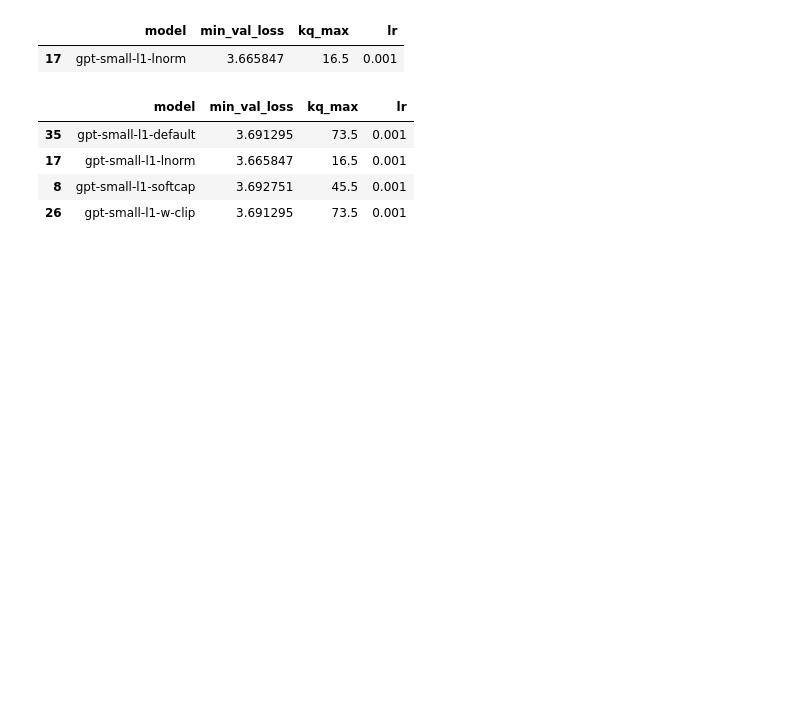
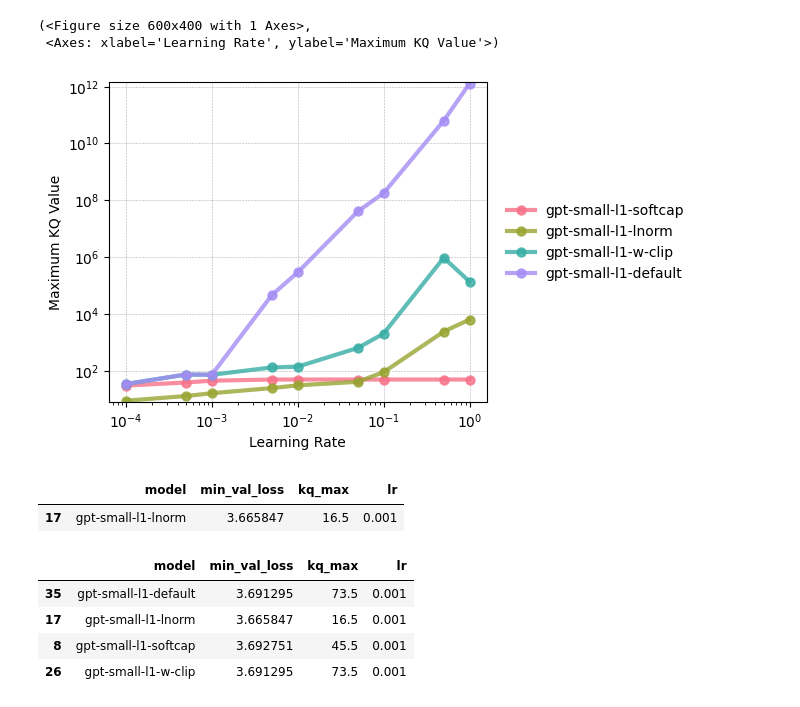
Before and after one commit to gowerrobert/GPT-opt, a Jupyter notebook: sweeps/l1_sweep_lr_baselines.ipynb, the cells around one changed output. Cells and saved outputs as stored; diff of their text form; code cells hidden in the pictures; blank space fills up the shorter version.

```diff
--- a/sweeps/l1_sweep_lr_baselines.ipynb
+++ b/sweeps/l1_sweep_lr_baselines.ipynb
@@ -63,3 +80,10 @@ plot_lr_sweep_over_models(df, ycol="kq_max", ylog=True)
+# %%
+plot_lr_sweep_over_models(df[df["model"].isin(['gpt-small-l1-softcap', 'gpt-small-l1-lnorm', 'gpt-small-l1-w-clip',
+                                               'gpt-small-l1-default'])], ycol="kq_max", ylog=True)
+# %% [output]
+(<Figure size 600x400 with 1 Axes>,
+ <Axes: xlabel='Learning Rate', ylabel='Maximum KQ Value'>)
+[figure, added]
 # %%
 df.loc[df["min_val_loss"].idxmin()].to_frame().T[["model", "min_val_loss", "kq_max", "lr"]]
 # %% [output]
```
Also changed, not shown: parts of 5 cells of this notebook, 37 other files.
